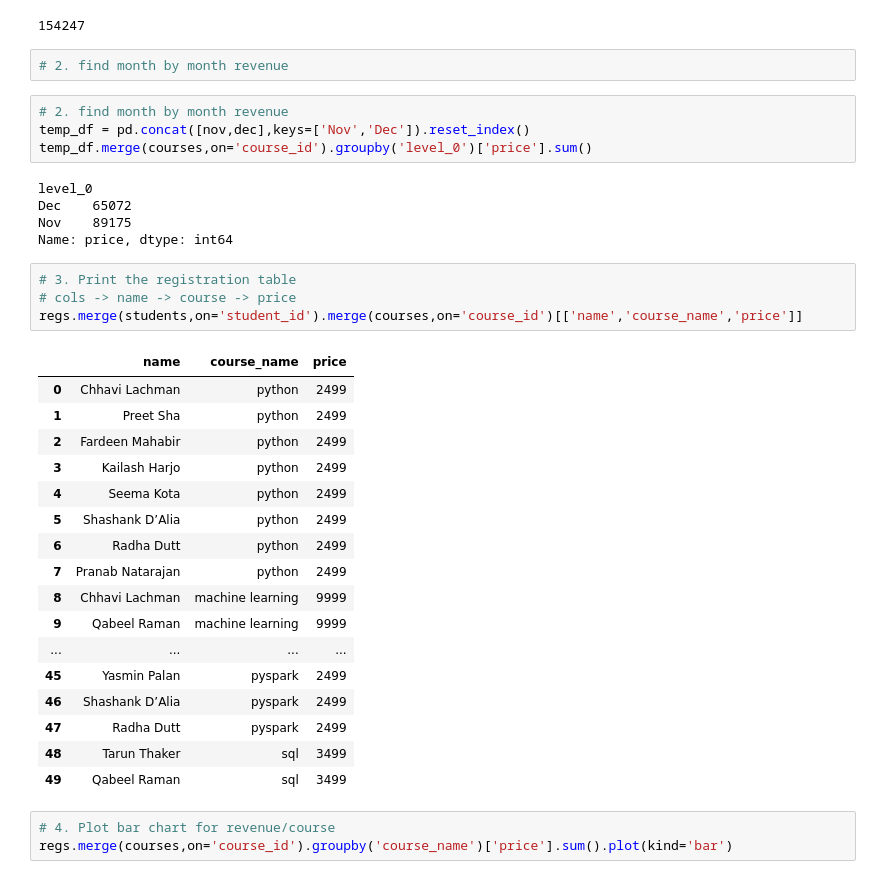
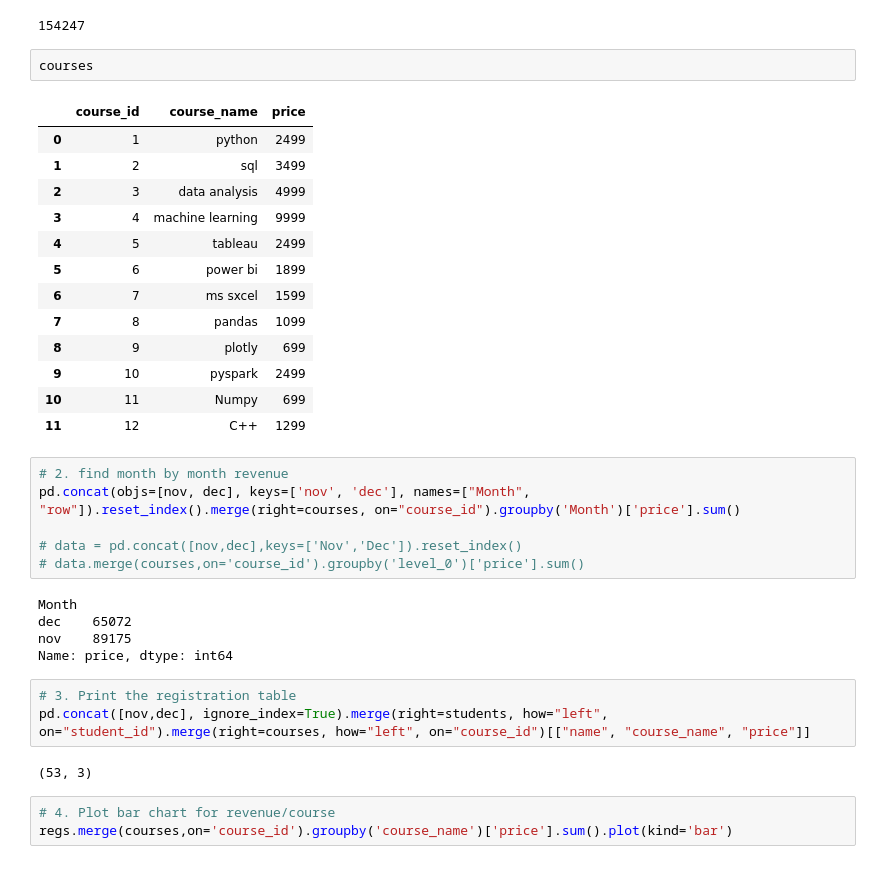
Before and after one commit to thekhushal/Learning, a Jupyter notebook: DataScience/92_CampusX_DSMP/session_20_merging.ipynb, the cells around one changed output. Drawn from its saved outputs; the diff is of its cells as text.

Commit message:
Practiced questions on merging and concatination

```diff
--- a/DataScience/92_CampusX_DSMP/session_20_merging.ipynb
+++ b/DataScience/92_CampusX_DSMP/session_20_merging.ipynb
@@ -229,39 +229,38 @@ total = pd.concat(objs=[nov, dec], ignore_index=True).merge(right=courses, how="
 print(total)
 # %% [output]
 154247
-# %%
-# 2. find month by month revenue
+# %%
+courses
+# %% [output]
+|  | course_id | course_name | price |
+| 0 | 1 | python | 2499 |
+| 1 | 2 | sql | 3499 |
+| 2 | 3 | data analysis | 4999 |
+| 3 | 4 | machine learning | 9999 |
+| 4 | 5 | tableau | 2499 |
+| 5 | 6 | power bi | 1899 |
+| 6 | 7 | ms sxcel | 1599 |
+| 7 | 8 | pandas | 1099 |
+| 8 | 9 | plotly | 699 |
+| 9 | 10 | pyspark | 2499 |
+| 10 | 11 | Numpy | 699 |
+| 11 | 12 | C++ | 1299 |
 # %%
 # 2. find month by month revenue
-temp_df = pd.concat([nov,dec],keys=['Nov','Dec']).reset_index()
-temp_df.merge(courses,on='course_id').groupby('level_0')['price'].sum()
+pd.concat(objs=[nov, dec], keys=['nov', 'dec'], names=["Month", "row"]).reset_index().merge(right=courses, on="course_id").groupby('Month')['price'].sum()
+
+# data = pd.concat([nov,dec],keys=['Nov','Dec']).reset_index()
+# data.merge(courses,on='course_id').groupby('level_0')['price'].sum()
 # %% [output]
-level_0
-Dec    65072
-Nov    89175
+Month
+dec    65072
+nov    89175
 Name: price, dtype: int64
 # %%
 # 3. Print the registration table
-# cols -> name -> course -> price
-regs.merge(students,on='student_id').merge(courses,on='course_id')[['name','course_name','price']]
+pd.concat([nov,dec], ignore_index=True).merge(right=students, how="left", on="student_id").merge(right=courses, how="left", on="course_id")[["name", "course_name", "price"]]
 # %% [output]
-|  | name | course_name | price |
-| 0 | Chhavi Lachman | python | 2499 |
-| 1 | Preet Sha | python | 2499 |
-| 2 | Fardeen Mahabir | python | 2499 |
-| 3 | Kailash Harjo | python | 2499 |
-| 4 | Seema Kota | python | 2499 |
-| 5 | Shashank D’Alia | python | 2499 |
-| 6 | Radha Dutt | python | 2499 |
-| 7 | Pranab Natarajan | python | 2499 |
-| 8 | Chhavi Lachman | machine learning | 9999 |
-| 9 | Qabeel Raman | machine learning | 9999 |
-| ... | ... | ... | ... |
-| 45 | Yasmin Palan | pyspark | 2499 |
-| 46 | Shashank D’Alia | pyspark | 2499 |
-| 47 | Radha Dutt | pyspark | 2499 |
-| 48 | Tarun Thaker | sql | 3499 |
-| 49 | Qabeel Raman | sql | 3499 |
+(53, 3)
 # %%
 # 4. Plot bar chart for revenue/course
 regs.merge(courses,on='course_id').groupby('course_name')['price'].sum().plot(kind='bar')
```
